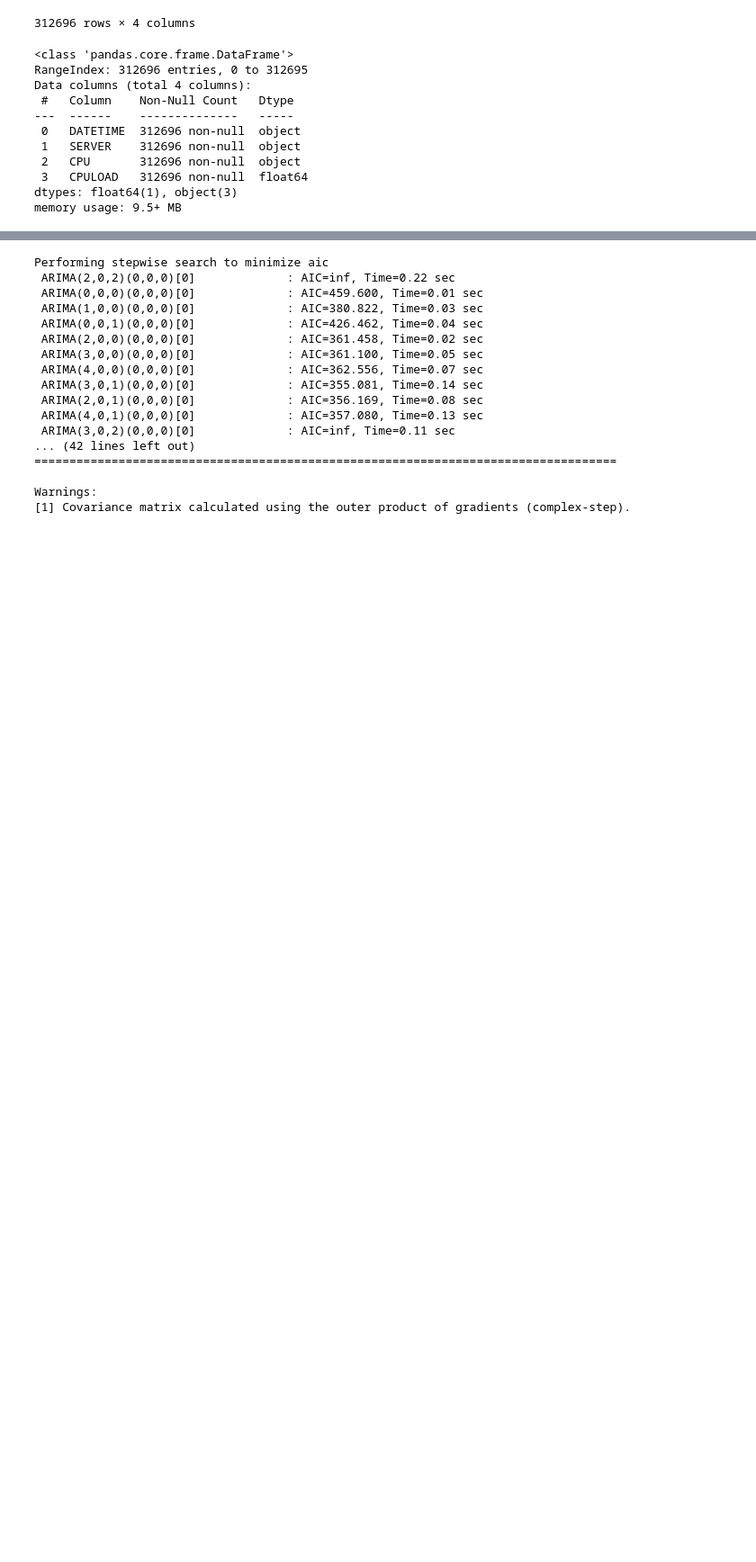
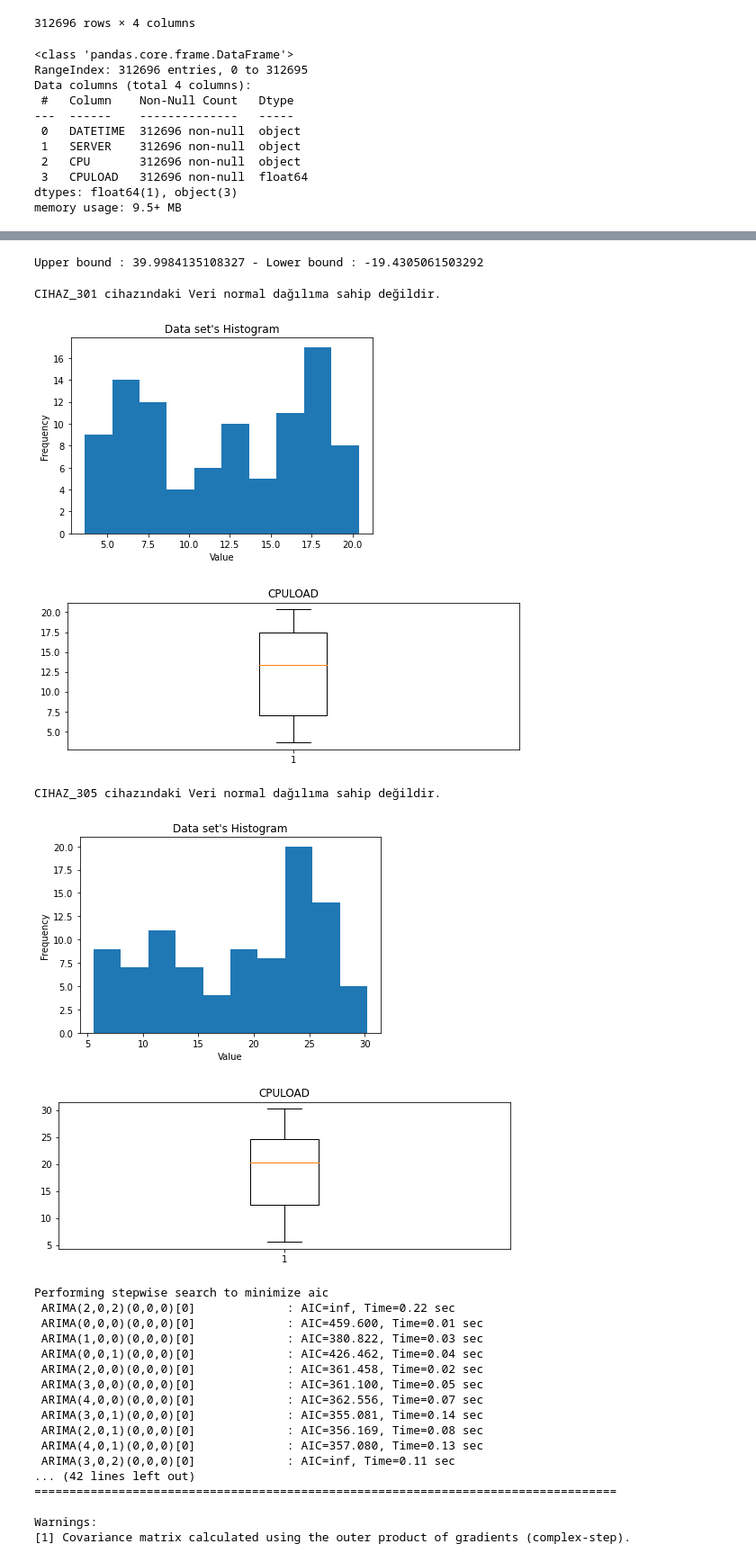
Before and after one commit to necmettinalver/CPULoad-Tahmini-InnovaFuture, a Jupyter notebook: cas1.ipynb, the cells around one changed output, grey strips where cells are left out. Shown at 90% size. Cells and saved outputs as stored; diff of their text form; code cells hidden in the pictures; blank space fills up the shorter version.

Commit message:
Hist and box Plot

```diff
--- a/cas1.ipynb
+++ b/cas1.ipynb
@@ -48,6 +60,48 @@ memory usage: 9.5+ MB
+# %%
+mean = train.CPULOAD.mean()
+std = train.CPULOAD.std()
+
+lower_bound = mean-(std*3)
+upper_bound = mean+(std*3)
+
+print(f'Upper bound : {upper_bound} - Lower bound : {lower_bound}')#Normal data should be within this range. Minimum and maximum values must be within these limits.
+# %% [output]
+Upper bound : 39.9984135108327 - Lower bound : -19.4305061503292
 # %%
 train["DATETIME"] = pd.to_datetime(train["DATETIME"], format="%Y-%m-%d %H:%M:%S%z", errors = 'coerce') #Converting data to datetime object according to the format of the data
 train['HOUR'] = train['DATETIME'].dt.strftime('%H:%M') #estimation will be made by grouping by hour
+# %%
+from scipy import stats
+day = 16
+for server in train['SERVER'].unique():
+    subdata = train[(train['SERVER']==server) & (train['CPU']=='CPU-0') &  (train.DATETIME>=("2020-05-"+str(day)))&  ("2020-05-"+str(day+1)>train.DATETIME)]
+
+    stat, p_value = stats.shapiro(subdata['CPULOAD'])
+
+    if p_value > .05:
+        print(f"{server} cihazındaki Veri normal dağılıma sahiptir.")
+    else:
+        print(f"{server} cihazındaki Veri normal dağılıma sahip değildir.")
+
+    plt.hist(subdata['CPULOAD'], bins=10)
+    plt.xlabel('Value')
+    plt.ylabel('Frequency')
+    plt.title('Data set\'s Histogram')
+    plt.show()
+
+    plt.figure(figsize=(9, 3))
+    plt.boxplot(subdata['CPULOAD'])
+    plt.title("CPULOAD")
+    plt.show()
+
+    #Data are uniformly distributed
+# %% [output]
+CIHAZ_301 cihazındaki Veri normal dağılıma sahip değildir.
+[figure, added]
+[figure, added]
+CIHAZ_305 cihazındaki Veri normal dağılıma sahip değildir.
+[figure, added]
+[figure, added]
 # %%
 subdata = train[(train['SERVER']=='CIHAZ_301') & (train['CPU']=='CPU-0') & (train['HOUR']=='00:00')]
 model = auto_arima(subdata['CPULOAD'].values, seasonal=False, trace=True)
```
Also changed, not shown: parts of 2 cells of this notebook.
